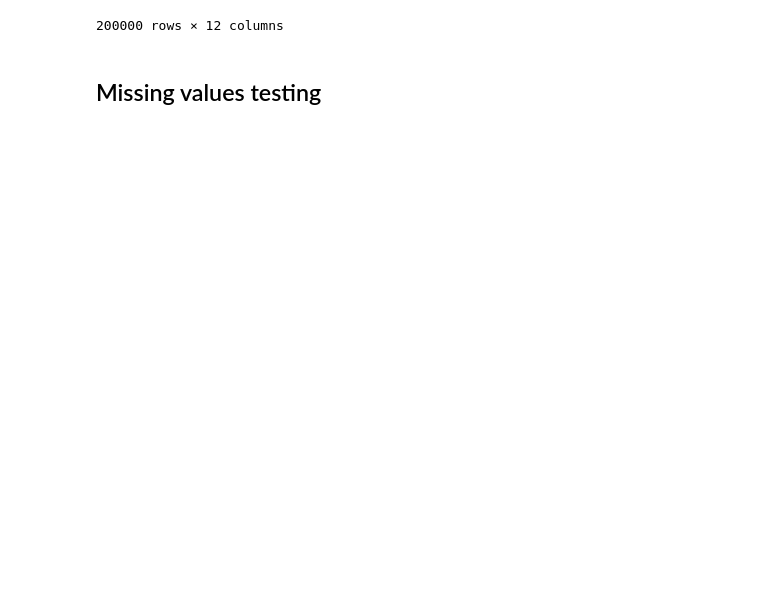
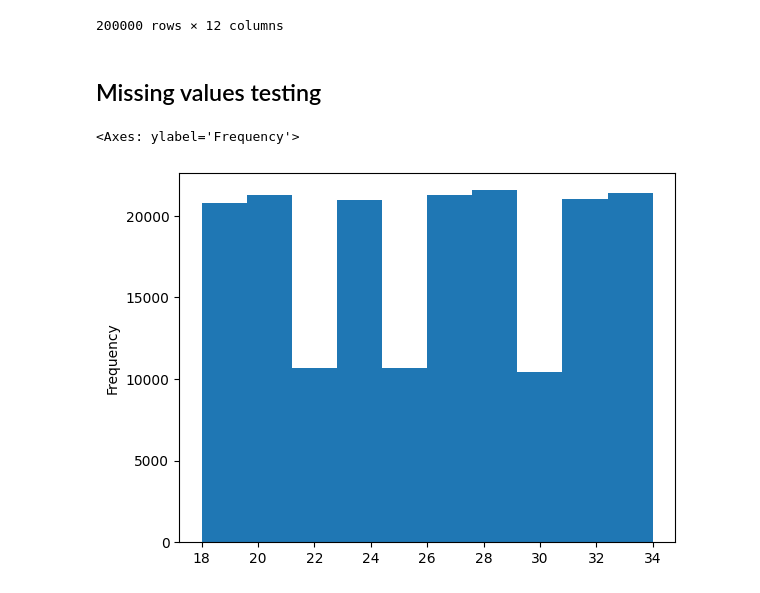
Before and after one commit to PetarKalinovski/MissingValuesTest, a Jupyter notebook: proba.ipynb, the cells around one changed output. Saved outputs shown, nothing was run; the diff lists cells and outputs as text; code cells hidden in the pictures; blank space fills up the shorter version.

Commit message:
visualisations to see how best to impute

```diff
--- a/proba.ipynb
+++ b/proba.ipynb
@@ -195,3 +195,8 @@ from sklearn.impute import KNNImputer
 from sklearn.preprocessing import MinMaxScaler
 import numpy as np
 from sklearn.metrics import mean_squared_error, r2_score
+# %%
+df['Age'].plot.hist()
+# %% [output]
+<Axes: ylabel='Frequency'>
+[figure, added]
```
Also changed, not shown: parts of 3 cells of this notebook.
